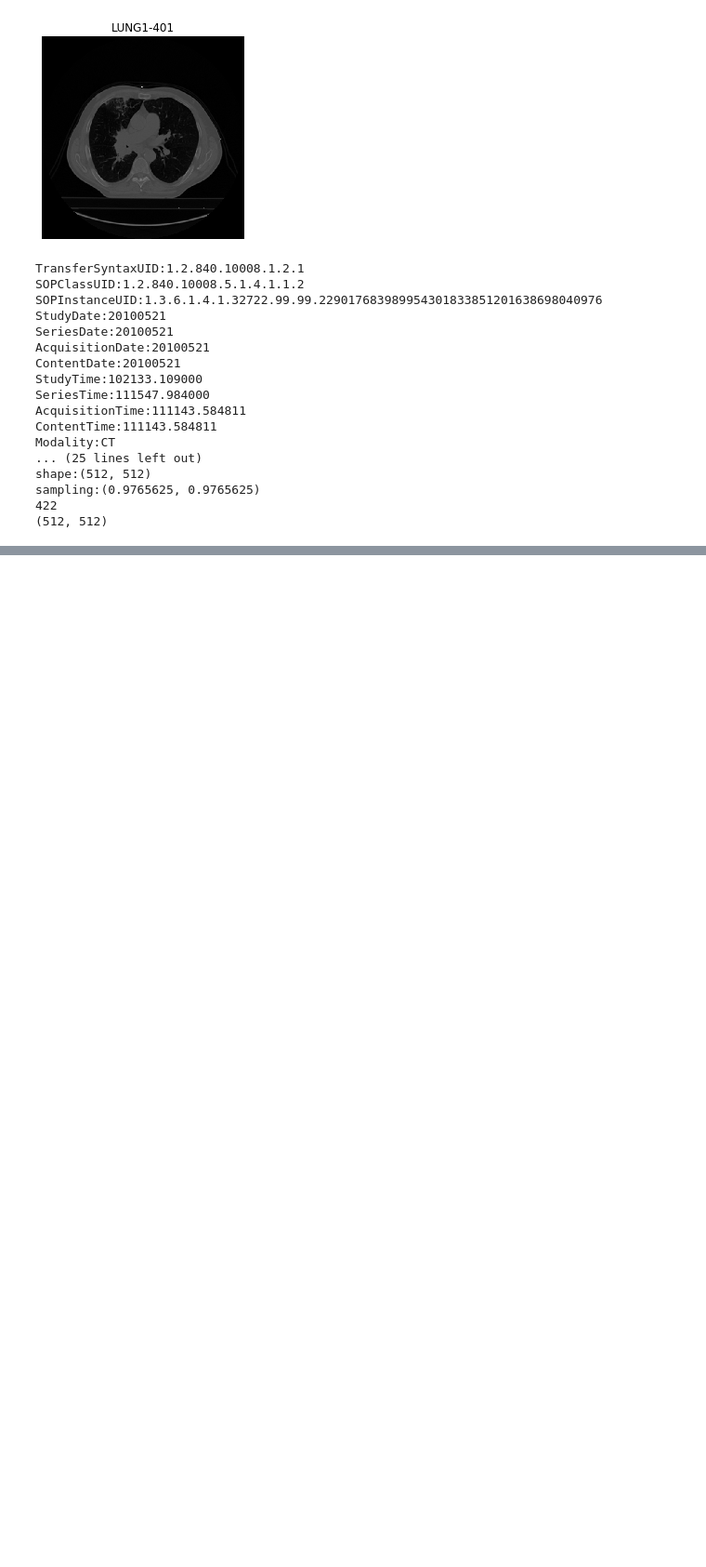
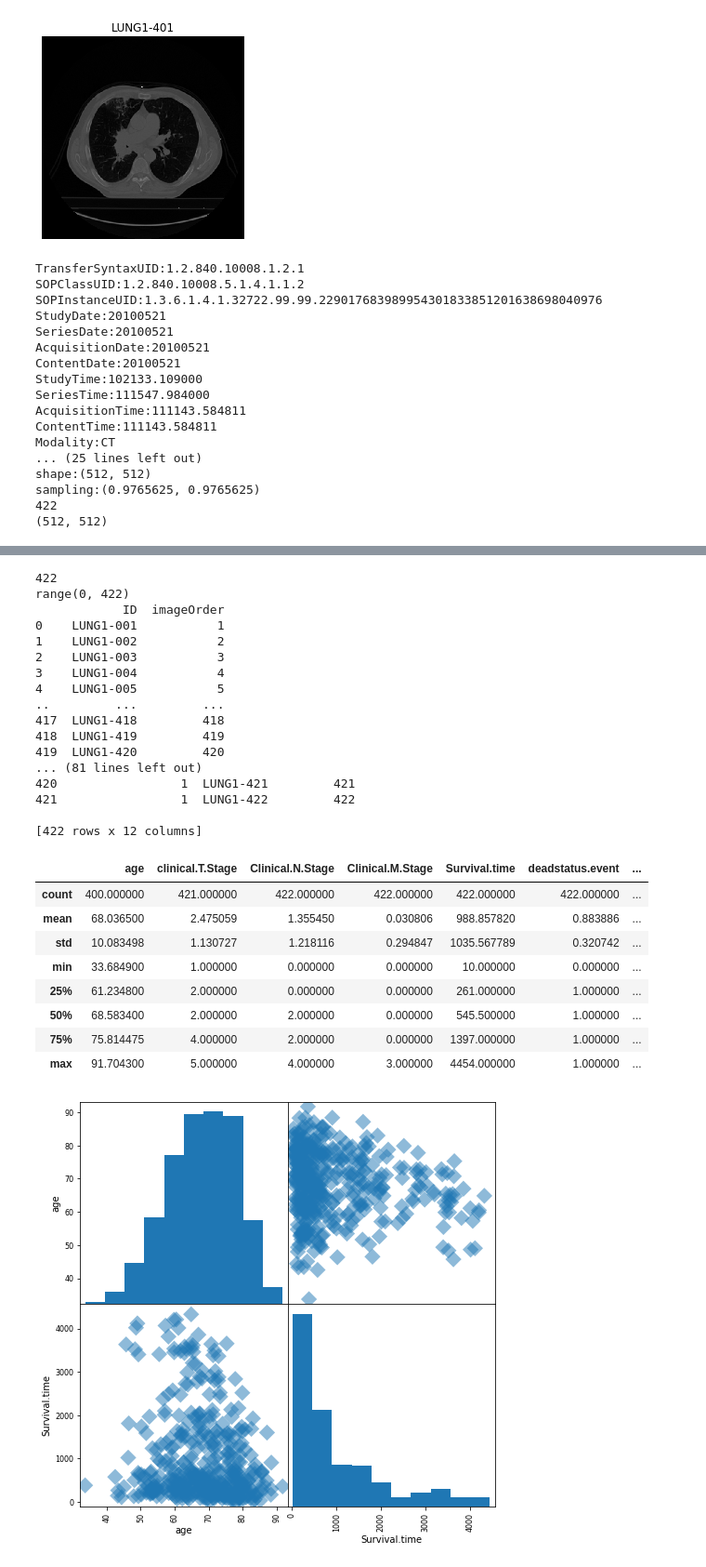
Before and after one commit to DanielEvansLab/MLgroup, a Jupyter notebook: NSCLS_deep/NSCLS.ipynb, the cells around one changed output, grey strips where cells are left out. Shown: that part at 93% size. Cells and saved outputs as stored; diff of their text form; code cells hidden in the pictures; blank space fills up the shorter version.

Commit message:
merge sort pheno

```diff
--- a/NSCLS_deep/NSCLS.ipynb
+++ b/NSCLS_deep/NSCLS.ipynb
@@ -184,0 +192,51 @@ sampling:(0.9765625, 0.9765625)
+# %%
+mypath1 = '/rhome/devans/shared/sfcc/shared_data/NSCLS/data/dicom/NSCLC-Radiomics/NSCLC-Radiomics/'
+dir1 = os.listdir(mypath1)
+dir1.sort()
+print(len(dir1))
+print(range(len(dir1)))
+myorder = []
+for i in range(len(dir1)):
+    myorder.append(i+1)
+#Create a dict
+imageIDs = {"ID": dir1, "imageOrder":myorder}
+imageIDDF = pd.DataFrame(imageIDs)
+print(imageIDDF)
+
+dat = pd.read_csv("~/shared/sfcc/shared_data/NSCLS/data/text/Lung1.csv")
+print(dat)
+
+dat = pd.merge(dat, imageIDDF, how = "inner", left_on = "PatientID", right_on = "ID")
+dat.sort_values(by='imageOrder')
+print(dat.shape)
+print(dat)
+pd.plotting.scatter_matrix(dat.iloc[:,[1, 8]], figsize = [8,8], s = 150, marker = "D")
+dat.describe()
+# %% [output]
+422
+range(0, 422)
+            ID  imageOrder
+0    LUNG1-001           1
+1    LUNG1-002           2
+2    LUNG1-003           3
+3    LUNG1-004           4
+4    LUNG1-005           5
+..         ...         ...
+417  LUNG1-418         418
+418  LUNG1-419         419
+419  LUNG1-420         420
+... (81 lines left out)
+420                 1  LUNG1-421         421
+421                 1  LUNG1-422         422
+
+[422 rows x 12 columns]
+|  | age | clinical.T.Stage | Clinical.N.Stage | Clinical.M.Stage | Survival.time | deadstatus.event | ... |
+| count | 400.000000 | 421.000000 | 422.000000 | 422.000000 | 422.000000 | 422.000000 | ... |
+| mean | 68.036500 | 2.475059 | 1.355450 | 0.030806 | 988.857820 | 0.883886 | ... |
+| std | 10.083498 | 1.130727 | 1.218116 | 0.294847 | 1035.567789 | 0.320742 | ... |
+| min | 33.684900 | 1.000000 | 0.000000 | 0.000000 | 10.000000 | 0.000000 | ... |
+| 25% | 61.234800 | 2.000000 | 0.000000 | 0.000000 | 261.000000 | 1.000000 | ... |
+| 50% | 68.583400 | 2.000000 | 2.000000 | 0.000000 | 545.500000 | 1.000000 | ... |
+| 75% | 75.814475 | 4.000000 | 2.000000 | 0.000000 | 1397.000000 | 1.000000 | ... |
+| max | 91.704300 | 5.000000 | 4.000000 | 3.000000 | 4454.000000 | 1.000000 | ... |
+[figure, added]
```
Also changed, not shown: parts of 2 cells of this notebook.
